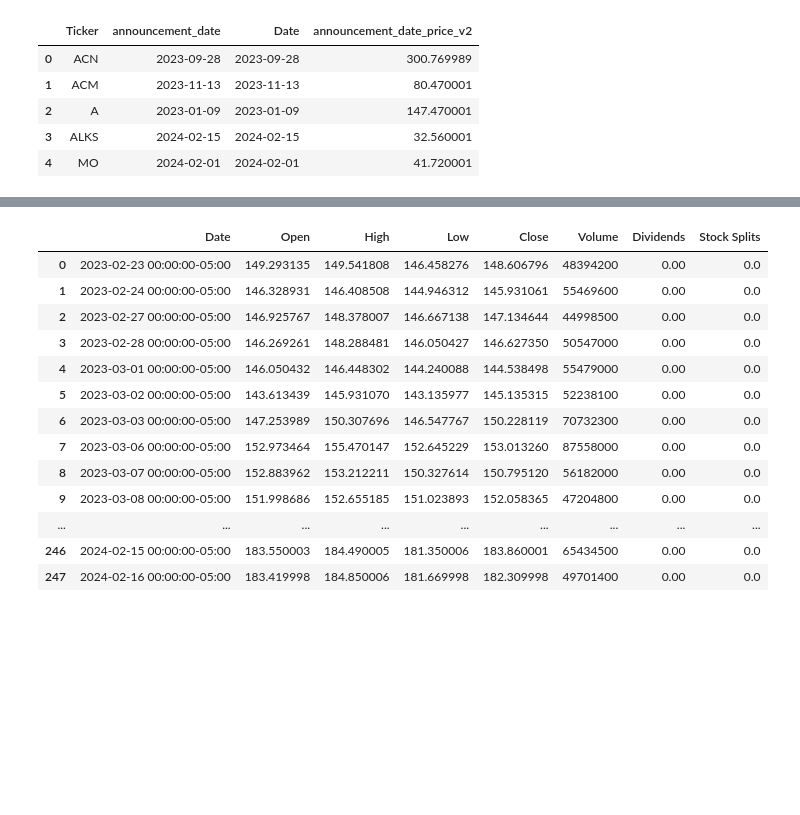
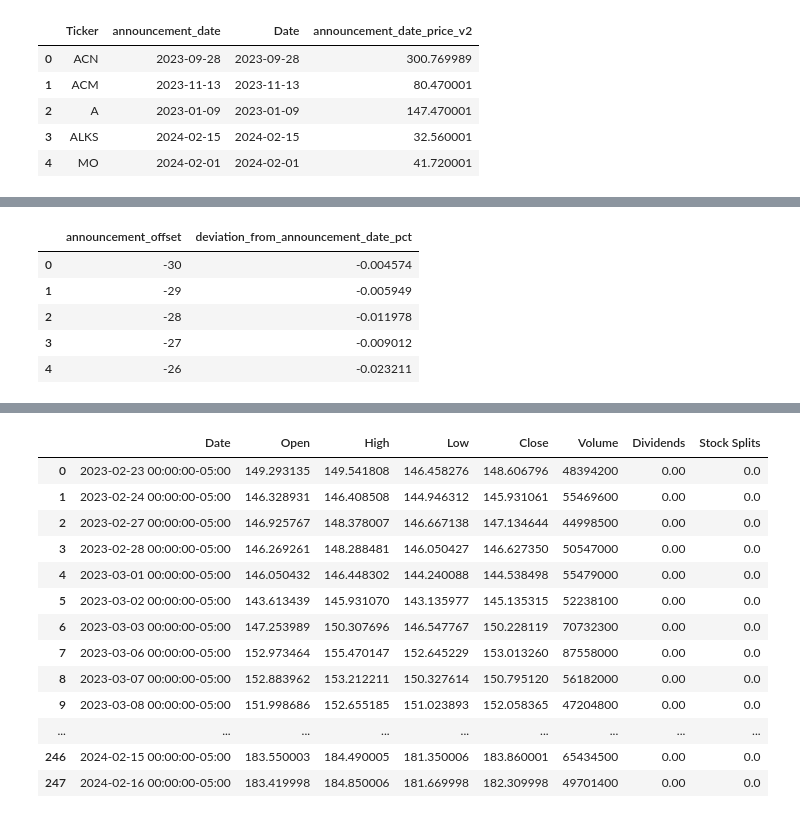
Before and after one commit to sritejachavva/sri_avi_blog_posts, a Jupyter notebook: share_buybacks/Buyback_Analysis.ipynb, the cells around one changed output, grey strips where cells are left out. Saved outputs shown, nothing was run; the diff lists cells and outputs as text; code cells hidden in the pictures; blank space fills up the shorter version.

Commit message:
add average line

```diff
--- a/share_buybacks/Buyback_Analysis.ipynb
+++ b/share_buybacks/Buyback_Analysis.ipynb
@@ -208,3 +209,16 @@ fig = px.line(stock_data_30day, x="announcement_offset", y="deviation_from_annou
 fig.show()
 # %% [output]
 [interactive output not drawn]
+# %%
+## Add 30 day averages
+#avg_30day = stock_data_30day
+avg_30day_grouped = stock_data_30day[['Ticker', 'announcement_offset','deviation_from_announcement_date_pct']].groupby('announcement_offset')['deviation_from_announcement_date_pct'].mean()
+avg_30day_grouped = avg_30day_grouped.to_frame()
+avg_30day_grouped = avg_30day_grouped.reset_index()
+# %% [output]
+|  | announcement_offset | deviation_from_announcement_date_pct |
+| 0 | -30 | -0.004574 |
+| 1 | -29 | -0.005949 |
+| 2 | -28 | -0.011978 |
+| 3 | -27 | -0.009012 |
+| 4 | -26 | -0.023211 |
```
Also changed, not shown: parts of 5 cells of this notebook.
